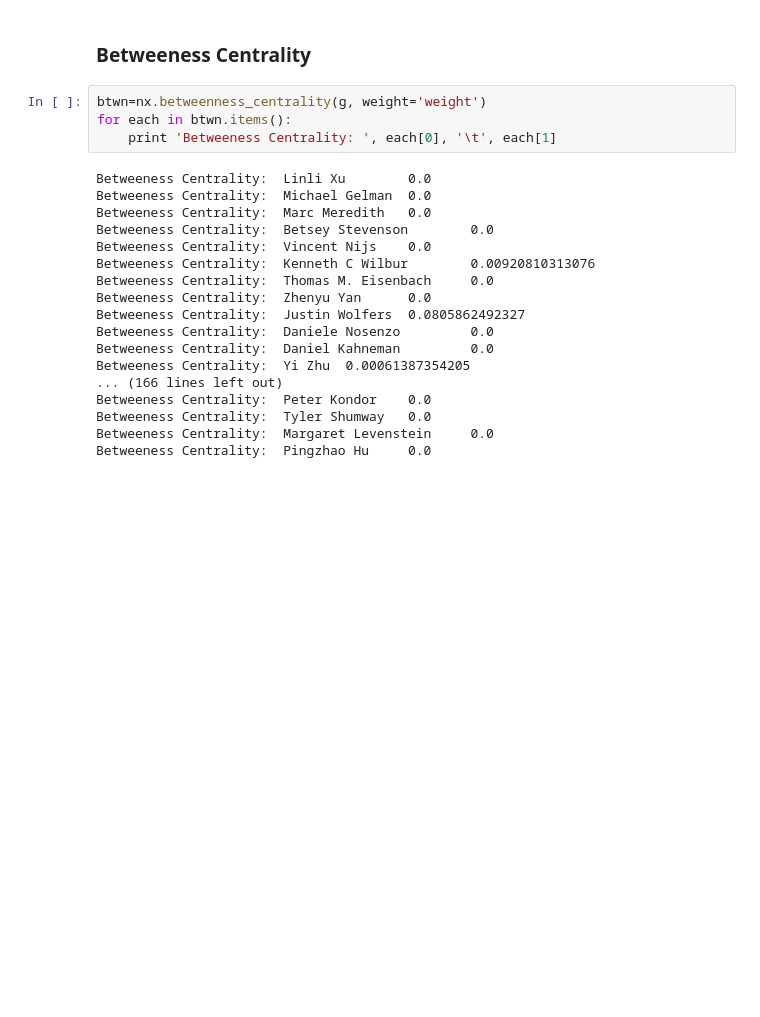
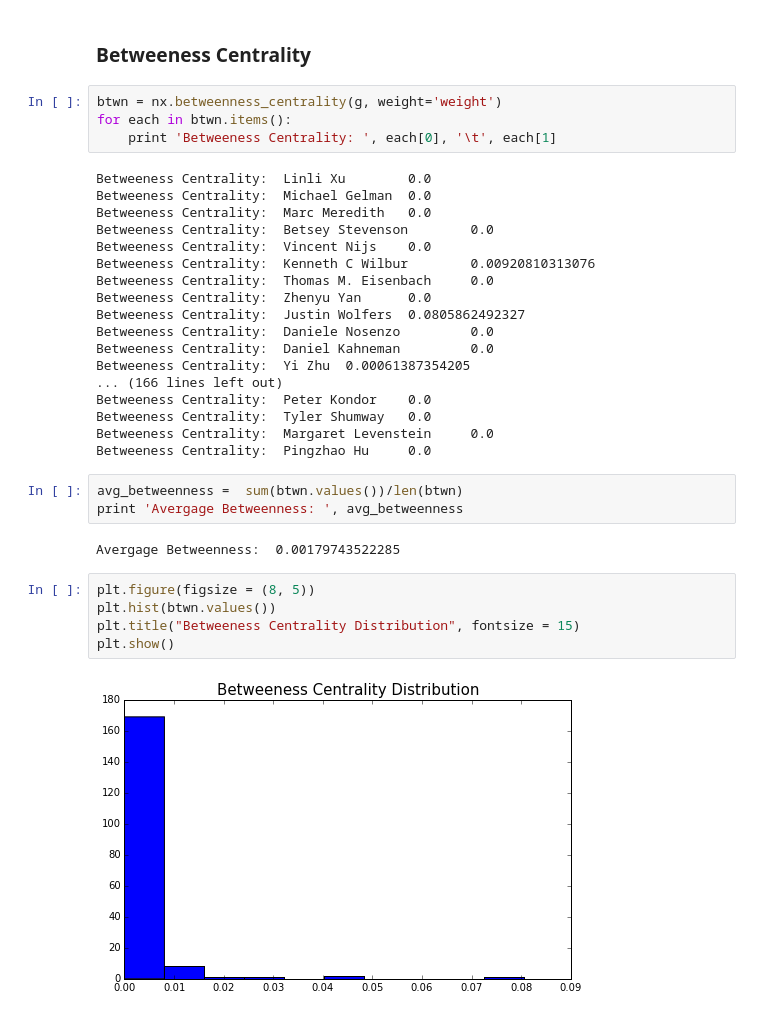
Before and after one commit to shngli/Data-Mining-Python, a Jupyter notebook: Google Scholar network/google scholar.ipynb, the cells around one changed output. Drawn from its saved outputs; the diff is of its cells as text; blank space fills up the shorter version.

```diff
--- a/Google Scholar network/google scholar.ipynb
+++ b/Google Scholar network/google scholar.ipynb
@@ -159,7 +183,7 @@ Closeness Centrality:  Pingzhao Hu      0.0
 # %% [markdown]
 ### Betweeness Centrality
 # %%
-btwn=nx.betweenness_centrality(g, weight='weight')
+btwn = nx.betweenness_centrality(g, weight='weight')
 for each in btwn.items():
     print 'Betweeness Centrality: ', each[0], '\t', each[1]
 # %% [output]
@@ -180,3 +204,15 @@ Betweeness Centrality:  Peter Kondor    0.0
 Betweeness Centrality:  Tyler Shumway   0.0
 Betweeness Centrality:  Margaret Levenstein     0.0
 Betweeness Centrality:  Pingzhao Hu     0.0
+# %%
+avg_betweenness =  sum(btwn.values())/len(btwn)
+print 'Avergage Betweenness: ', avg_betweenness
+# %% [output]
+Avergage Betweenness:  0.00179743522285
+# %%
+plt.figure(figsize = (8, 5))
+plt.hist(btwn.values())
+plt.title("Betweeness Centrality Distribution", fontsize = 15)
+plt.show()
+# %% [output]
+[figure, added]
```
Also changed, not shown: parts of 5 cells of this notebook.
